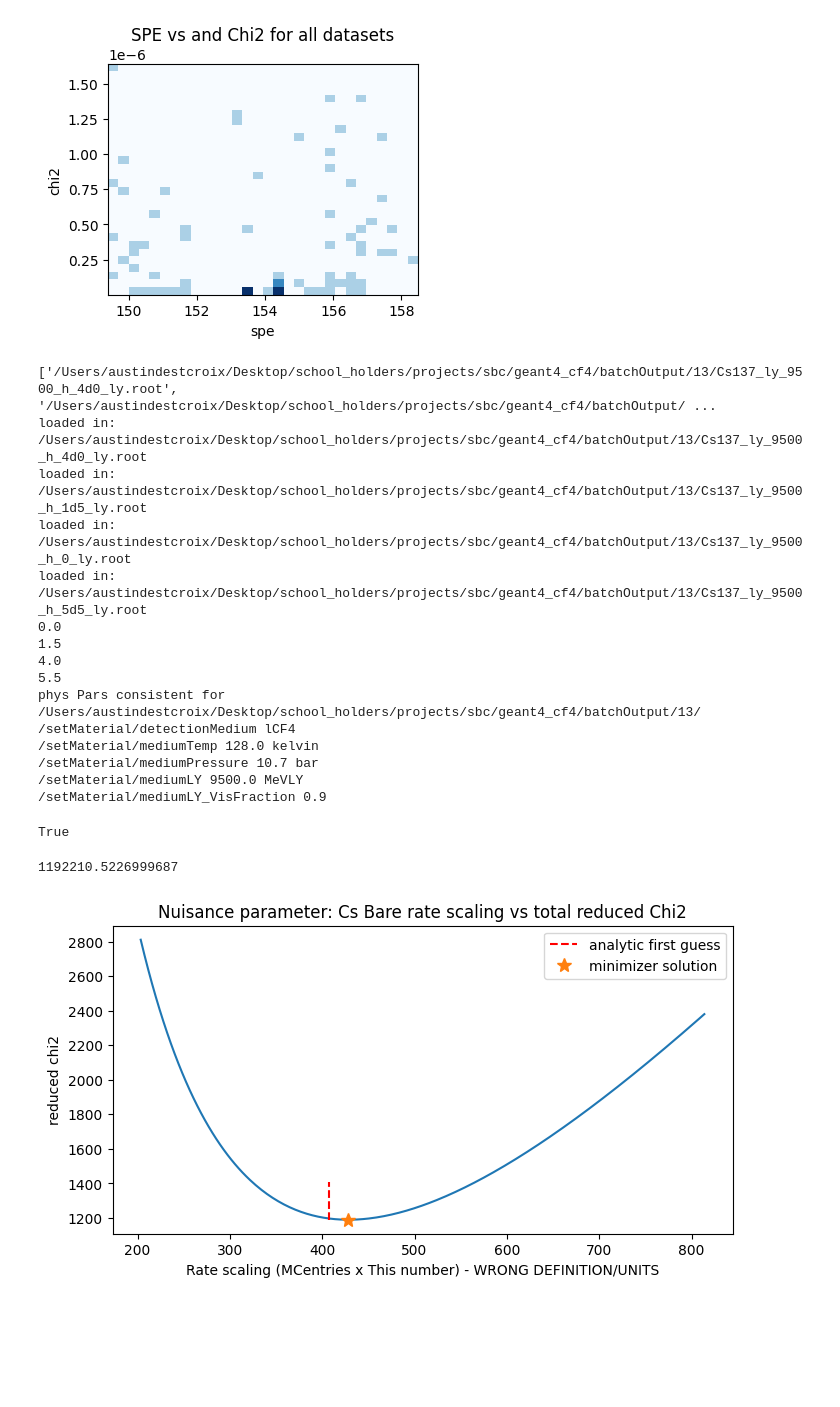
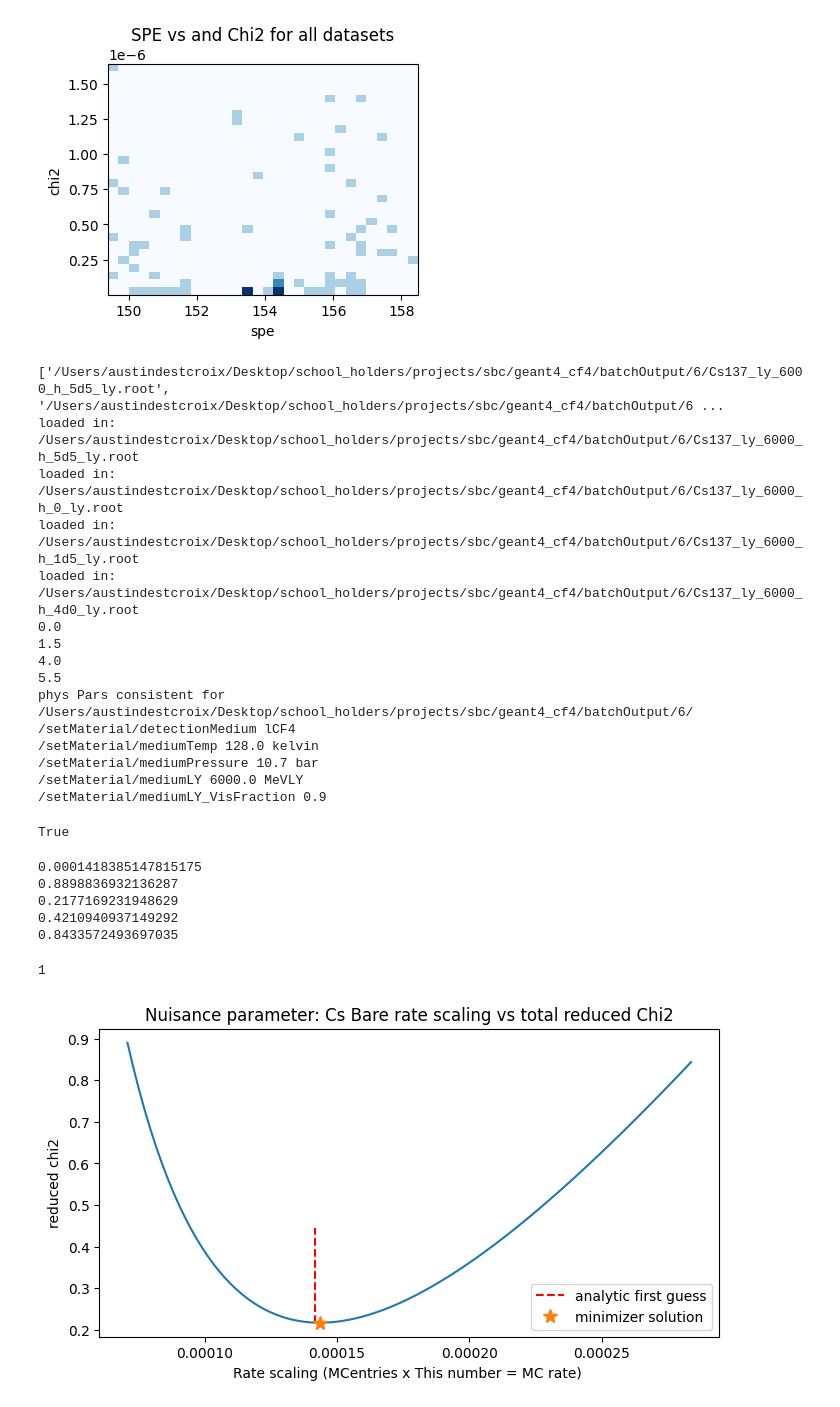
Before and after one commit to austindsc/cf4_analysisPipeline, a Jupyter notebook: comp1/c1_loadG4Runs.ipynb, the cells around one changed output. Cells and saved outputs as stored; diff of their text form; code cells hidden in the pictures; blank space fills up the shorter version.

```diff
--- a/comp1/c1_loadG4Runs.ipynb
+++ b/comp1/c1_loadG4Runs.ipynb
@@ -278,12 +288,12 @@ class MCdataSet(object):
     return
 
   def doCAcorrection_BinomialMC(self, nCA):
-    done = [mc.doCAcorrection_BinomialMC(nCA) for mc in self.mAllRuns]
+    done = [mc.doCAcorrection_BinomialMC(NCA) for mc in self.mAllRuns]
     return
 
   # for "mNPE", "mNPE_corr", call one of the doCAcorrection first
   def setup_forComparison(self, Nbins = 100, lowRange = 0.5, maxRange = 100.5, variable = "mNPE"):
-    done = [mc.setup_forComparison(Nbins, lowRange, maxRange, variable) for mc in self.mAllRuns]
+    done = [mc.setup_forComparison(NBINS, lowRange, maxRange, variable) for mc in self.mAllRuns]
     return
 
   # def compare_dicts(dict1, dict2):
@@ -312,11 +322,12 @@ class MCdataSet(object):
 # %%
 pBatch1 = "/Users/austindestcroix/Desktop/school_holders/projects/sbc/geant4_cf4/batchOutput/"
 
-mc1 = MCdataSet(pBatch1+"13/")
+# 8 is the best fit right now
+mc1 = MCdataSet(pBatch1+"6/")
 
 # setup for physics comparisons
-mc1.doCAcorrection_BinomialMC(NCA)
-mc1.setup_forComparison(Nbins, binLow, binHigh)
+mc1.doCAcorrection_BinomialMC(config.get("mc_analysis").get("NCA"))
+mc1.setup_forComparison(NBINS, BINLOW, BINHIGH)
 
 # len(mc1.mCsBareList)
 # mc1.mCsBareList[0].mPhysPars.ly = 1000
@@ -330,20 +341,20 @@ mc1.check_physPars_andDetPars(verbose = True)
 # print(mc1.mCsBareList[0].mPhysPars.__dict__)
 # np.mean(mc1.mCsBareList[3].mNPE)
 # %% [output]
-['/Users/austindestcroix/Desktop/school_holders/projects/sbc/geant4_cf4/batchOutput/13/Cs137_ly_9500_h_4d0_ly.root', '/Users/austindestcroix/Desktop/school_holders/projects/sbc/geant4_cf4/batchOutput/ ...
-loaded in: /Users/austindestcroix/Desktop/school_holders/projects/sbc/geant4_cf4/batchOutput/13/Cs137_ly_9500_h_4d0_ly.root
-loaded in: /Users/austindestcroix/Desktop/school_holders/projects/sbc/geant4_cf4/batchOutput/13/Cs137_ly_9500_h_1d5_ly.root
-loaded in: /Users/austindestcroix/Desktop/school_holders/projects/sbc/geant4_cf4/batchOutput/13/Cs137_ly_9500_h_0_ly.root
-loaded in: /Users/austindestcroix/Desktop/school_holders/projects/sbc/geant4_cf4/batchOutput/13/Cs137_ly_9500_h_5d5_ly.root
+['/Users/austindestcroix/Desktop/school_holders/projects/sbc/geant4_cf4/batchOutput/6/Cs137_ly_6000_h_5d5_ly.root', '/Users/austindestcroix/Desktop/school_holders/projects/sbc/geant4_cf4/batchOutput/6 ...
+loaded in: /Users/austindestcroix/Desktop/school_holders/projects/sbc/geant4_cf4/batchOutput/6/Cs137_ly_6000_h_5d5_ly.root
+loaded in: /Users/austindestcroix/Desktop/school_holders/projects/sbc/geant4_cf4/batchOutput/6/Cs137_ly_6000_h_0_ly.root
+loaded in: /Users/austindestcroix/Desktop/school_holders/projects/sbc/geant4_cf4/batchOutput/6/Cs137_ly_6000_h_1d5_ly.root
+loaded in: /Users/austindestcroix/Desktop/school_holders/projects/sbc/geant4_cf4/batchOutput/6/Cs137_ly_6000_h_4d0_ly.root
 0.0
 1.5
 4.0
 5.5
-phys Pars consistent for /Users/austindestcroix/Desktop/school_holders/projects/sbc/geant4_cf4/batchOutput/13/
+phys Pars consistent for /Users/austindestcroix/Desktop/school_holders/projects/sbc/geant4_cf4/batchOutput/6/
 /setMaterial/detectionMedium lCF4
 /setMaterial/mediumTemp 128.0 kelvin
 /setMaterial/mediumPressure 10.7 bar
-/setMaterial/mediumLY 9500.0 MeVLY
+/setMaterial/mediumLY 6000.0 MeVLY
 /setMaterial/mediumLY_VisFraction 0.9
 True
 # %%
@@ -376,18 +387,22 @@ class rcMCpair(object):
       self.SetBinRanges(firstBin)
 
     # analytic scaling
-    dataArea = sum(self.rc.mBin_rawCounts[self.firstBin:self.lastBin])
-    self.mcScale = dataArea/(np.sum(self.mc.mRaw_Counts[self.firstBin:self.lastBin])/self.rc.GetRunTime())
+    dataArea = sum(self.rc.mBin_rawCounts[self.firstBin:self.lastBin]) / self.rc.GetRunTime() #xx
+    self.mcScale = dataArea / np.sum(self.mc.mRaw_Counts[self.firstBin:self.lastBin])
 
     # print(np.sum(self.rc.mBin_rawCounts[self.firstBin:self.lastBin]))
     # print(self.mcScale * np.sum(self.mc.mRaw_Counts[self.firstBin:self.lastBin]))
     # print(self.mcScale)
 
-    return self.mcScale # this is now proportional to the runtime. has units of time actually
+    return self.mcScale # this is now proportional to the runtime. has units 1/time
 
-  def GetMaxBin(self, scaling):
-    a = max(np.maximum(self.rc.mBin_rawCounts, scaling * self.mc.mRaw_Counts))
-    return a
+  def GetMaxBin(self, scaling, rawCounts = True):
+    if rawCounts:
+      a = max(np.maximum(self.rc.mBin_rawCounts, scaling * self.mc.mRaw_Counts * self.rc.GetRunTime()))
+      return a
+    else:
+      a = max(np.maximum(self.rc.mBin_rawCounts / self.rc.GetRunTime(), scaling * self.mc.mRaw_Counts ))
+      return a
 
   ##----------##
   def computeChi2_reduced(self, scaling, firstBin = 1):
@@ -396,8 +411,8 @@ class rcMCpair(object):
       self.SetBinRanges(firstBin)
       # return -1
 
-    mcBins = scaling * (self.mc.mRaw_Counts[self.firstBin:self.lastBin] / self.rc.GetRunTime())
-    dataBins = self.rc.mBin_rawCounts[self.firstBin:self.lastBin]
+    mcBins = scaling * (self.mc.mRaw_Counts[self.firstBin:self.lastBin])
+    dataBins = self.rc.mBin_rawCounts[self.firstBin:self.lastBin]  / self.rc.GetRunTime()
     self.chi2 = np.sum((dataBins - mcBins)**2/mcBins)
     self.ndof = self.lastBin - self.firstBin + 1 # i think +1 here is right?
     self.redChi2 = self.chi2/(self.ndof - 1)
@@ -406,6 +421,7 @@ class rcMCpair(object):
 # do i make another object to track chi2 scores, nuisance pars, etc?
 
 import scipy.optimize as spOpt
+from helpers.anaStructs import * # includes SORTING class/namespace
 ########################################
 class Comparator(object):
 
@@ -444,7 +460,7 @@ class Comparator(object):
     # doing BareCs mapping
     for i, mc in enumerate(self.mMCDataSet.mCsBareList): # here mc is a FullMCRun object
       h = mc.mRunPars.gammaHeight # get height
-      rc_withHeight = FindRCbyHeight(self.hScale - h, self.mRealData.mCsBare) # get real data
+      rc_withHeight = SORTING.findRCbyHeight(self.hScale - h, self.mRealData.mCsBare) # get real data
       # print(h, type(rc_withHeight))
       pair = rcMCpair(rc_withHeight, mc) # make pair object to map them together
       # print(hScale - rc_withHeight.mHeight, pair.mc.mRunPars.gammaHeight == self.hScale - rc_withHeight.mHeight)
@@ -467,7 +483,7 @@ class Comparator(object):
       scaling = self.GuessOverallScaling()
     # cesium bare
     csBare_chi2 = np.sum([pair.computeChi2_reduced(scaling) for pair in self.csBareMap])
-    return np.sum(csBare_chi2)
+    return csBare_chi2
 
   def minimizeRateScaling(self): # nuisance parameter for these dataSets
     csGuess = self.GuessOverallScaling() # sets up firstGuess member (for Cs)
@@ -477,6 +493,7 @@ class Comparator(object):
       self.csBareChi2 = result.fun
       return 1
     else:
+      print(result)
       print("minimize rate scaling failed for xComp1 ")
       return -1
 
@@ -492,31 +509,44 @@ comp1.mMCDataSet = mc1  # set MC data/attributes
 
 comp1.do_mapping() # put mc and rc objects together (correctly)
 comp1.SetBinRanges(firstBin = 1) # set first bin as 1 and lastBin at 10 counts
-nuis1 = comp1.minimizeRateScaling()
 
-# print(type(comp1.csBareMap[0]))
-comp1.getFullReducedChi2(nuis1)
+scaleGuess = comp1.GuessOverallScaling()
+print(scaleGuess)
+
+comp1.getFullReducedChi2(scaleGuess)
+
+scalingX = np.linspace(scaleGuess/2., scaleGuess * 2., 4)
+[print(comp1.getFullReducedChi2(scale)) for scale in scalingX]
+
+comp1.minimizeRateScaling()
 # %% [output]
-1192210.5226999687
+0.0001418385147815175
+0.8898836932136287
+0.2177169231948629
+0.4210940937149292
+0.8433572493697035
+1
 # %%
 scaleGuess = comp1.GuessOverallScaling()
-scalingX = np.linspace(scaleGuess/2., scaleGuess * 2., 300)
+# print(scaleGuess)
+scalingX = np.linspace(scaleGuess/2., scaleGuess * 2., 100)
 chi2Full = np.array([comp1.getFullReducedChi2(scale) for scale in scalingX])
 
 fig, ax = plt.subplots(1, 1, figsize = (8, 4))
 
-ax.plot(scalingX, chi2Full)
+ax.plot(scalingX, chi2Full, "")
 ax.vlines(scaleGuess, min(chi2Full), max(chi2Full)/2, color = "r", linestyle = "--", label = "analytic first guess")
 
+nuis1 = comp1.minimizeRateScaling()
 ax.plot(comp1.csBareNuis, comp1.getFullReducedChi2(comp1.csBareNuis), linewidth = 0, marker= "*", markersize = 10, label = "minimizer solution")
 
 ax.set_title("Nuisance parameter: Cs Bare rate scaling vs total reduced Chi2")
-ax.set_xlabel("Rate scaling (MCentries x This number) - WRONG DEFINITION/UNITS")
+ax.set_xlabel("Rate scaling (MCentries x This number = MC rate) ")
 ax.set_ylabel("reduced chi2")
 ax.legend()
 plt.show()
 # %% [output]
-[figure, old version]
+[figure, new version]
 # %%
 fig, axs = plt.subplots(4, 1, figsize = (8, 8), sharex=True)
 
```
Also changed, not shown: parts of 12 cells of this notebook, 3 other files.
